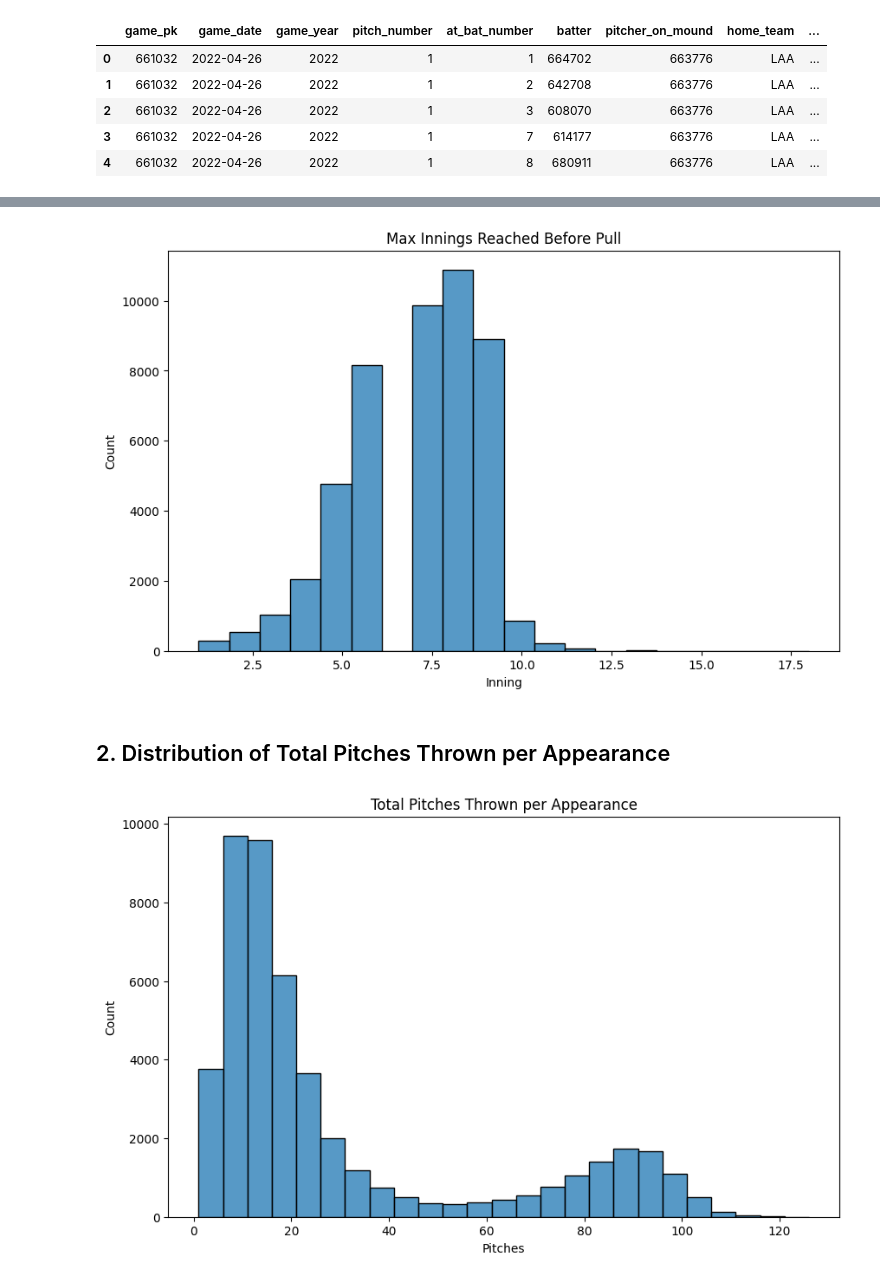
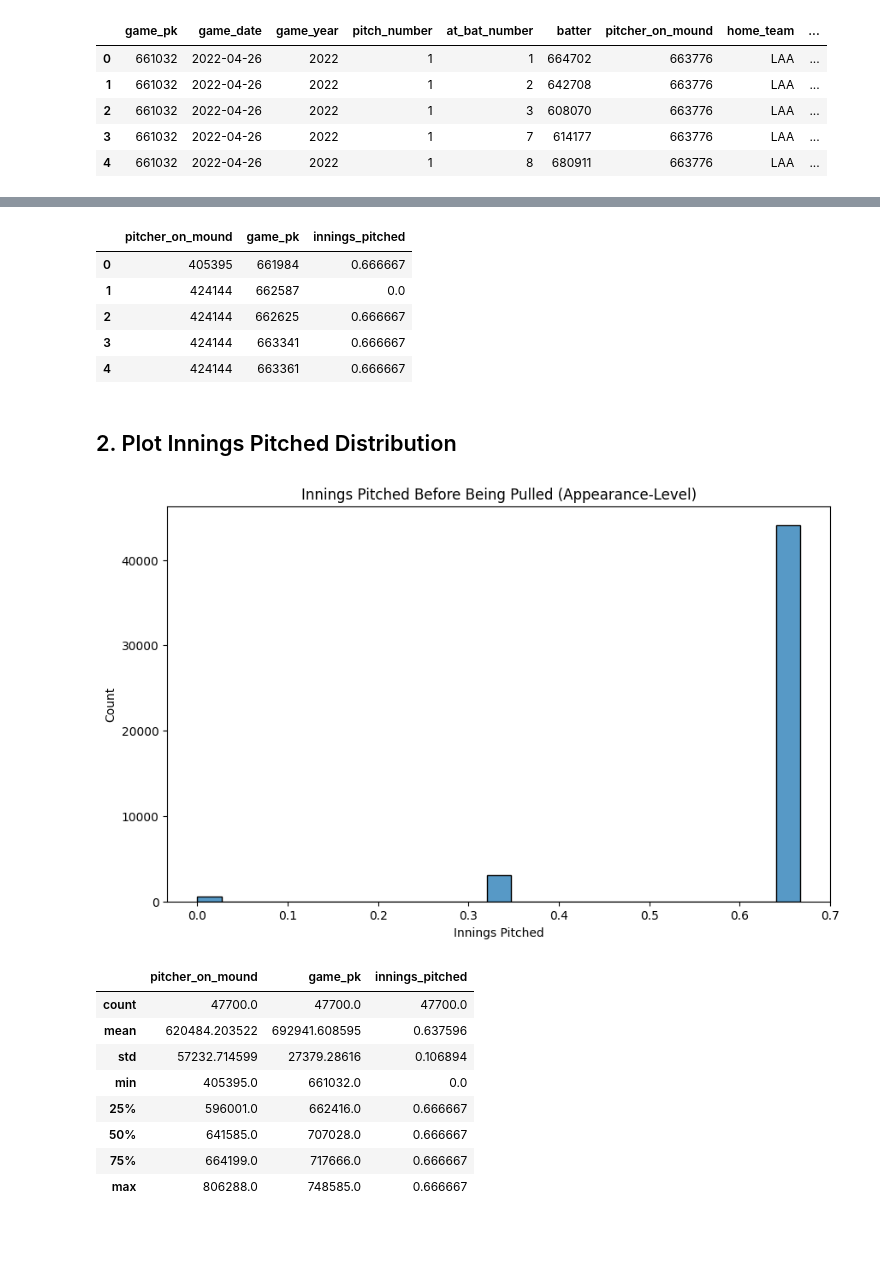
Before and after one commit to EthanBobrik/MLB-Bullpen-Strategy, a Jupyter notebook: notebooks/03_eda_sanity.ipynb, the cells around one changed output, grey strips where cells are left out. Drawn from its saved outputs; the diff is of its cells as text; code cells hidden in the pictures; blank space fills up the shorter version.

```diff
--- a/notebooks/03_eda_sanity.ipynb
+++ b/notebooks/03_eda_sanity.ipynb
@@ -23,11 +50,12 @@ import seaborn as sns
 import os
 
 pd.options.display.max_columns = 200
+pd.set_option('display.max_rows', 200)
+
+# Load data
 df = pd.read_parquet('../data/processed/pa_decisions_2022_2023.parquet')
 
-pd.set_option('display.max_rows', None)
 print(df.columns.tolist())
-
 df.head()
 # %% [output]
 ['game_pk', 'game_date', 'game_year', 'pitch_number', 'at_bat_number', 'batter', 'pitcher_on_mound', 'home_team', 'away_team', 'stand', 'p_throws', 'inning', 'inning_topbot', 'outs', 'balls', 'strikes ...
@@ -42,52 +70,51 @@ df.head()
 # %%
-# ---- CREATE OUTPUT DIRECTORY ----
-os.makedirs("viz", exist_ok=True)
+# Convert outs into innings pitched
+df["outs_to_IP"] = df["outs"] / 3
 
-# ---- CONFIGURE COLUMN NAMES ----
-INNING_COL = "inning"
-PITCH_COUNT_COL = "pitch_count"
-TTO_COL = "tto"
-HAND_COL = "p_throws"
-PITCH_SPEED_COL = "release_speed"
-PITCH_TYPE_COL = "type"         # pitch type label in your dataset
+# Choose keys based on dataset structure
+if "appearance_id" in df.columns:
+    group_keys = ["pitcher_on_mound", "game_pk", "appearance_id"]
+else:
+    group_keys = ["pitcher_on_mound", "game_pk"]
 
-viz_folder = "viz"
-os.makedirs(viz_folder, exist_ok=True)
-
-# Calculate max inning per appearance
-innings_per_game = (
-    df.groupby(["pitcher_on_mound", "game_pk"])[INNING_COL]
-    .max()
-    .reset_index(name="max_inning")
+# Compute innings pitched per appearance
+ip_per_app = (
+    df.groupby(group_keys)["outs_to_IP"]
+      .max()
+      .reset_index(name="innings_pitched")
 )
 
-plt.figure(figsize=(10,6))
-sns.histplot(innings_per_game["max_inning"], bins=20)
-plt.title("Max Innings Reached Before Pull")
-plt.xlabel("Inning")
-plt.ylabel("Count")
-
-plt.savefig(f"{viz_folder}/innings_before_pull_hist.png", dpi=300)
-plt.show()
+ip_per_app.head()
 # %% [output]
-[figure, removed]
+|  | pitcher_on_mound | game_pk | innings_pitched |
+| 0 | 405395 | 661984 | 0.666667 |
+| 1 | 424144 | 662587 | 0.0 |
+| 2 | 424144 | 662625 | 0.666667 |
+| 3 | 424144 | 663341 | 0.666667 |
+| 4 | 424144 | 663361 | 0.666667 |
 # %% [markdown]
-## 2. Distribution of Total Pitches Thrown per Appearance
+## 2. Plot Innings Pitched Distribution
 # %%
-pitches_per_game = (
-    df.groupby(["pitcher_on_mound", "game_pk"])[PITCH_COUNT_COL]
-    .max()   # pitch_count column already cumulative
-    .reset_index(name="total_pitches")
-)
+os.makedirs("viz", exist_ok=True)
 
 plt.figure(figsize=(10,6))
-sns.histplot(pitches_per_game["total_pitches"], bins=25)
-plt.title("Total Pitches Thrown per Appearance")
-plt.xlabel("Pitches")
+sns.histplot(ip_per_app["innings_pitched"], bins=25)
+plt.title("Innings Pitched Before Being Pulled (Appearance-Level)")
+plt.xlabel("Innings Pitched")
 plt.ylabel("Count")
+plt.savefig("viz/innings_pitched_before_pull.png", dpi=300)
+plt.show()
 
-plt.savefig(f"{viz_folder}/pitches_per_game_hist.png", dpi=300)
-plt.show()
+ip_per_app.describe()
 # %% [output]
-[figure, old version]
+[figure, new version]
+|  | pitcher_on_mound | game_pk | innings_pitched |
+| count | 47700.0 | 47700.0 | 47700.0 |
+| mean | 620484.203522 | 692941.608595 | 0.637596 |
+| std | 57232.714599 | 27379.28616 | 0.106894 |
+| min | 405395.0 | 661032.0 | 0.0 |
+| 25% | 596001.0 | 662416.0 | 0.666667 |
+| 50% | 641585.0 | 707028.0 | 0.666667 |
+| 75% | 664199.0 | 717666.0 | 0.666667 |
+| max | 806288.0 | 748585.0 | 0.666667 |
 # %% [markdown]
```
Also changed, not shown: parts of 29 cells of this notebook, 9 other files.
